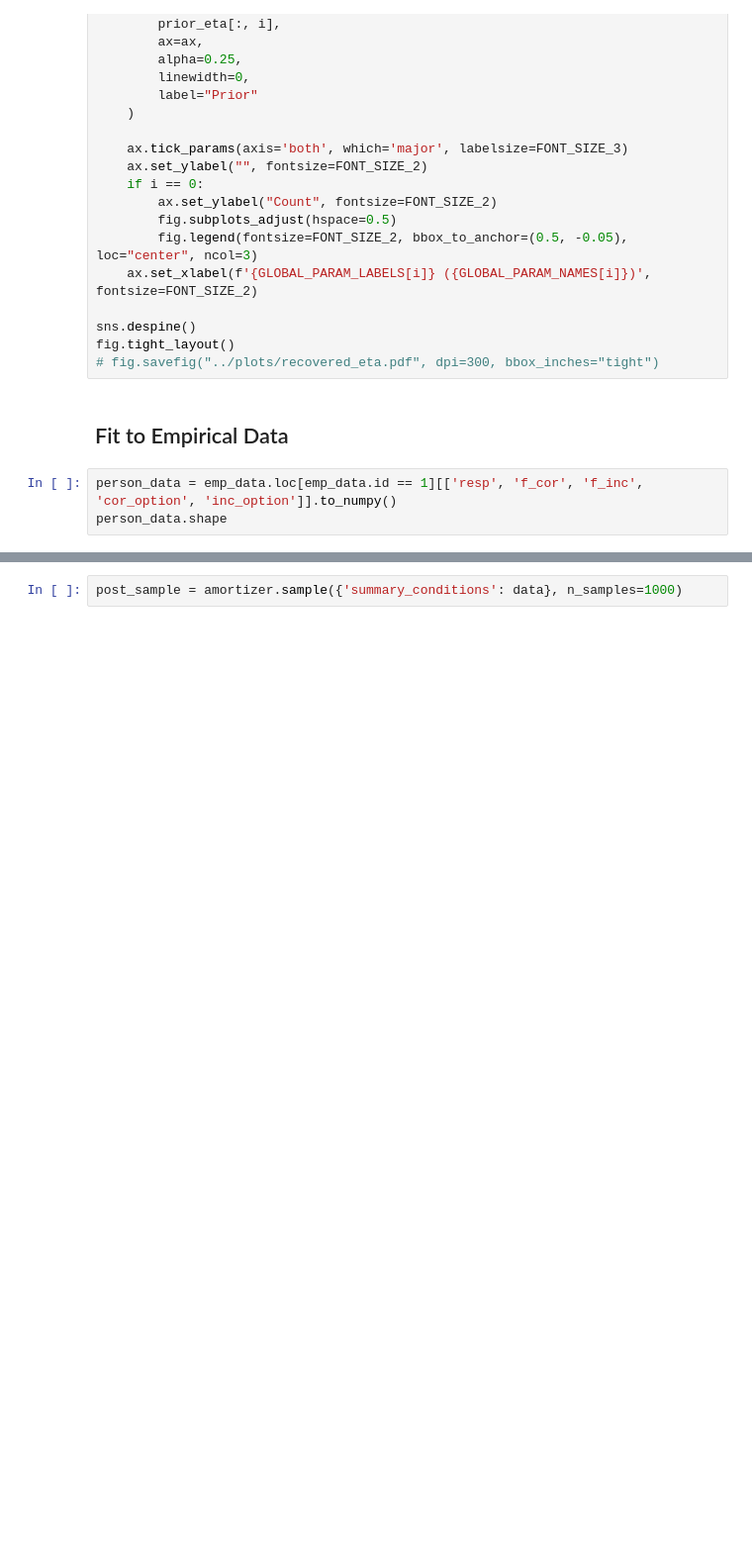
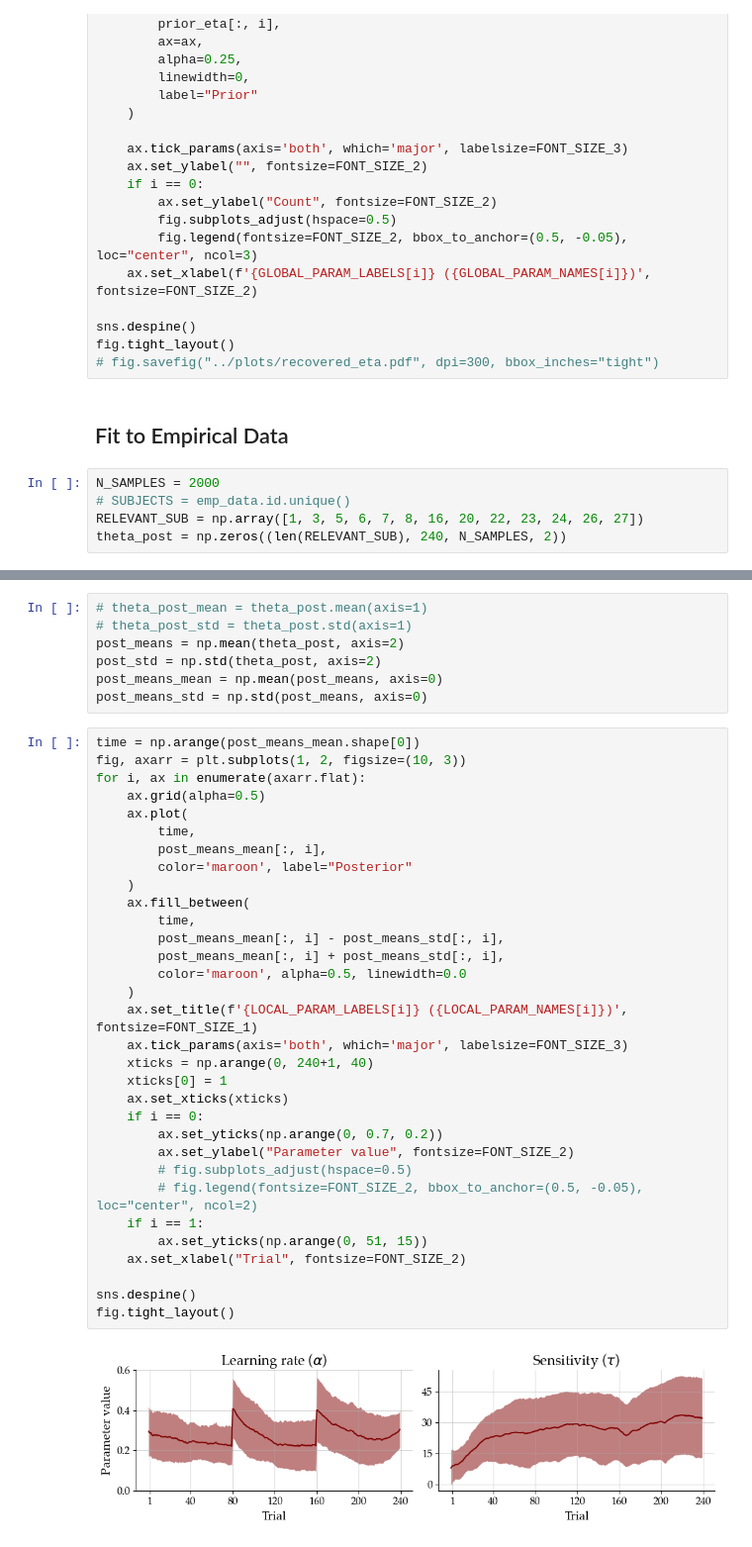
Before and after one commit to LuSchumacher/non-stationary-reinforcement-learning, a Jupyter notebook: notebooks/playground.ipynb, the cells around one changed output, grey strips where cells are left out. Shown at 99% size. Saved outputs shown, nothing was run; the diff lists cells and outputs as text; blank space fills up the shorter version.

```diff
--- a/notebooks/playground.ipynb
+++ b/notebooks/playground.ipynb
@@ -283,7 +284,9 @@ fig.tight_layout()
 # fig.savefig("../plots/recovered_eta.pdf", dpi=300, bbox_inches="tight")
 # %% [markdown]
 ## Fit to Empirical Data
-# %%
-person_data = emp_data.loc[emp_data.id == 1][['resp', 'f_cor', 'f_inc', 'cor_option', 'inc_option']].to_numpy()
-person_data.shape
+# %%
+N_SAMPLES = 2000
+# SUBJECTS = emp_data.id.unique()
+RELEVANT_SUB = np.array([1, 3, 5, 6, 7, 8, 16, 20, 22, 23, 24, 26, 27])
+theta_post = np.zeros((len(RELEVANT_SUB), 240, N_SAMPLES, 2))
 # %%
@@ -298,2 +304,41 @@ data.shape
-# %%
-post_sample = amortizer.sample({'summary_conditions': data}, n_samples=1000)
+# %%
+# theta_post_mean = theta_post.mean(axis=1)
+# theta_post_std = theta_post.std(axis=1)
+post_means = np.mean(theta_post, axis=2)
+post_std = np.std(theta_post, axis=2)
+post_means_mean = np.mean(post_means, axis=0)
+post_means_std = np.std(post_means, axis=0)
+# %%
+time = np.arange(post_means_mean.shape[0])
+fig, axarr = plt.subplots(1, 2, figsize=(10, 3))
+for i, ax in enumerate(axarr.flat):
+    ax.grid(alpha=0.5)
+    ax.plot(
+        time,
+        post_means_mean[:, i],
+        color='maroon', label="Posterior"
+    )
+    ax.fill_between(
+        time,
+        post_means_mean[:, i] - post_means_std[:, i],
+        post_means_mean[:, i] + post_means_std[:, i],
+        color='maroon', alpha=0.5, linewidth=0.0
+    )
+    ax.set_title(f'{LOCAL_PARAM_LABELS[i]} ({LOCAL_PARAM_NAMES[i]})', fontsize=FONT_SIZE_1)
+    ax.tick_params(axis='both', which='major', labelsize=FONT_SIZE_3)
+    xticks = np.arange(0, 240+1, 40)
+    xticks[0] = 1
+    ax.set_xticks(xticks)
+    if i == 0:
+        ax.set_yticks(np.arange(0, 0.7, 0.2))
+        ax.set_ylabel("Parameter value", fontsize=FONT_SIZE_2)
+        # fig.subplots_adjust(hspace=0.5)
+        # fig.legend(fontsize=FONT_SIZE_2, bbox_to_anchor=(0.5, -0.05), loc="center", ncol=2)
+    if i == 1:
+        ax.set_yticks(np.arange(0, 51, 15))
+    ax.set_xlabel("Trial", fontsize=FONT_SIZE_2)
+
+sns.despine()
+fig.tight_layout()
+# %% [output]
+[figure, added]
```
Also changed, not shown: parts of 2 cells of this notebook.
